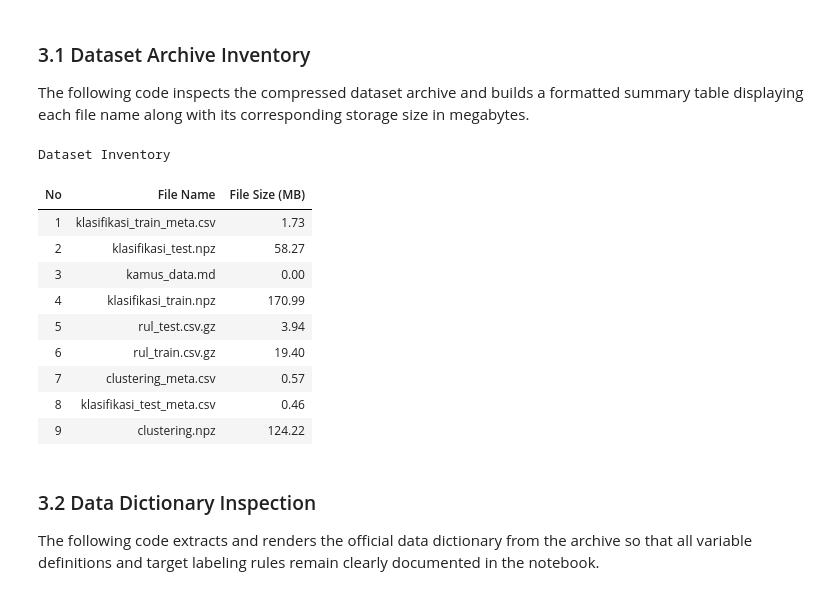
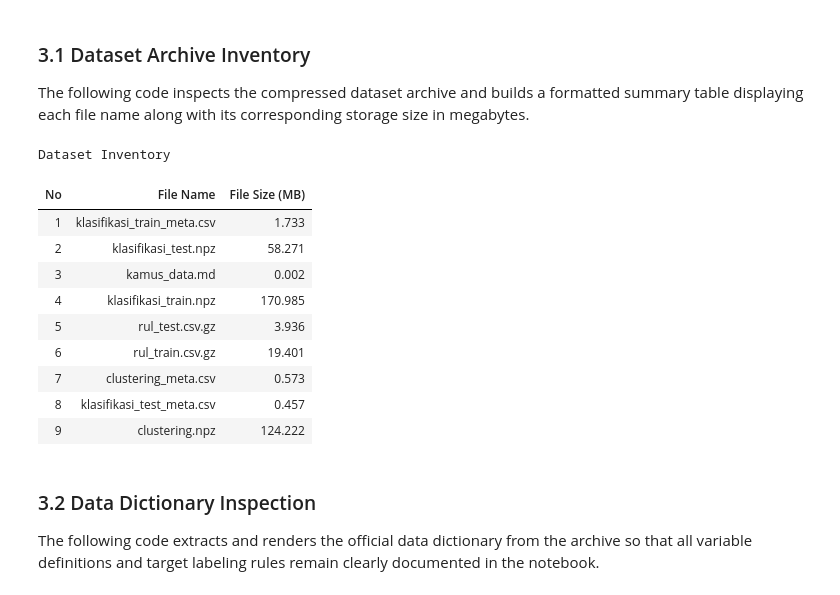
Before and after one commit to kinanpta/Deep-Learning-Midterm-Group-6, a Jupyter notebook: kode/task2_regression.ipynb, the cells around one changed output. Drawn from its saved outputs; the diff is of its cells as text; code cells hidden in the pictures.

```diff
--- a/kode/task2_regression.ipynb
+++ b/kode/task2_regression.ipynb
@@ -109,43 +109,43 @@ if zip_path is not None:
         .set_table_styles([
             {
                 "selector": "caption",
                 "props": [
                     ("text-align", "center"),
                     ("font-size", "14px"),
                     ("font-weight", "bold"),
                     ("caption-side", "top"),
                     ("padding-bottom", "8px")
                 ]
             },
             {
                 "selector": "th",
                 "props": [("text-align", "center")]
             }
         ])
-        .format({"File Size (MB)": "{:.2f}"})
+        .format({"File Size (MB)": "{:.3f}"})
         .set_properties(**{"text-align": "center"})
         .set_properties(
             subset=["File Name"],
             **{"text-align": "left"}
         )
         .hide(axis="index")
     )
 
 else:
     print("ZIP archive not found.")
     print("Checking extracted dataset files in data/ directory.")
 # %% [output]
 Dataset Inventory
 | No | File Name | File Size (MB) |
-| 1 | klasifikasi_train_meta.csv | 1.73 |
-| 2 | klasifikasi_test.npz | 58.27 |
-| 3 | kamus_data.md | 0.00 |
-| 4 | klasifikasi_train.npz | 170.99 |
-| 5 | rul_test.csv.gz | 3.94 |
-| 6 | rul_train.csv.gz | 19.40 |
-| 7 | clustering_meta.csv | 0.57 |
-| 8 | klasifikasi_test_meta.csv | 0.46 |
-| 9 | clustering.npz | 124.22 |
+| 1 | klasifikasi_train_meta.csv | 1.733 |
+| 2 | klasifikasi_test.npz | 58.271 |
+| 3 | kamus_data.md | 0.002 |
+| 4 | klasifikasi_train.npz | 170.985 |
+| 5 | rul_test.csv.gz | 3.936 |
+| 6 | rul_train.csv.gz | 19.401 |
+| 7 | clustering_meta.csv | 0.573 |
+| 8 | klasifikasi_test_meta.csv | 0.457 |
+| 9 | clustering.npz | 124.222 |
 # %% [markdown]
 ### 3.2 Data Dictionary Inspection
 
```
Also changed, not shown: parts of 18 cells of this notebook.
